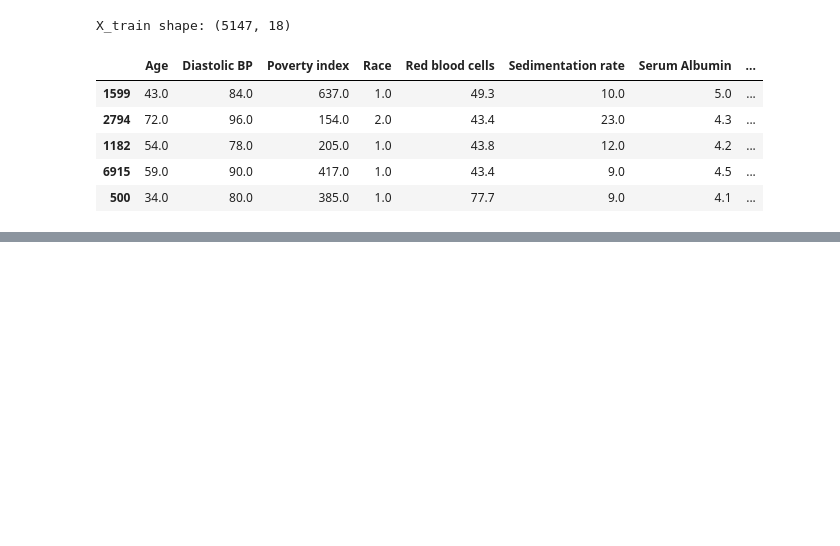
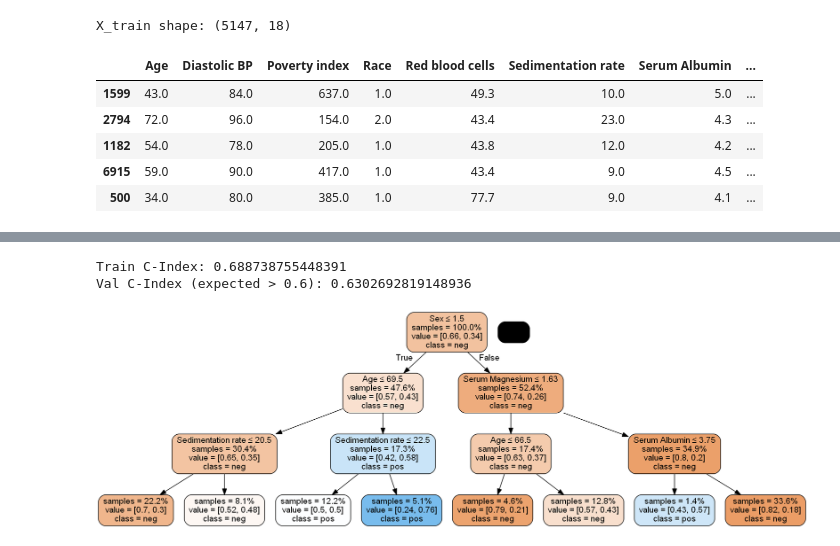
Before and after one commit to siripragadashashank/AI_Medicine_Specialization, a Jupyter notebook: AI_For_Medical_Prognosis/Week2/Risk Modelling using Tree-based Models.ipynb, the cells around one changed output, grey strips where cells are left out. Drawn from its saved outputs; the diff is of its cells as text; code cells hidden in the pictures; blank space fills up the shorter version.

```diff
--- a/AI_For_Medical_Prognosis/Week2/Risk Modelling using Tree-based Models.ipynb
+++ b/AI_For_Medical_Prognosis/Week2/Risk Modelling using Tree-based Models.ipynb
@@ -143,0 +144,5 @@ def fraction_rows_missing(df):
+# %%
+X_train_dropped = X_train.dropna(axis='rows')
+y_train_dropped = y_train.loc[X_train_dropped.index]
+X_val_dropped = X_val.dropna(axis='rows')
+y_val_dropped = y_val.loc[X_val_dropped.index]
@@ -143,0 +154,3 @@ def fraction_rows_missing(df):
+# %%
+dt = DecisionTreeClassifier(max_depth=None, random_state=10)
+dt.fit(X_train_dropped, y_train_dropped)
@@ -143,0 +194,33 @@ def fraction_rows_missing(df):
+# %%
+# Experiment with different hyperparameters for the DecisionTreeClassifier
+# until you get a c-index above 0.6 for the validation set
+dt_hyperparams = {
+    # set your own hyperparameters below, such as 'min_samples_split': 1
+
+    ### START CODE HERE ###
+    'max_depth': 3
+
+
+    ### END CODE HERE ###
+}
+# %%
+# UNQ_C2 (UNIQUE CELL IDENTIFIER, DO NOT EDIT)
+dt_reg = DecisionTreeClassifier(**dt_hyperparams, random_state=10)
+dt_reg.fit(X_train_dropped, y_train_dropped)
+
+y_train_preds = dt_reg.predict_proba(X_train_dropped)[:, 1]
+y_val_preds = dt_reg.predict_proba(X_val_dropped)[:, 1]
+print(f"Train C-Index: {dloader.cindex(y_train_dropped.values, y_train_preds)}")
+print(f"Val C-Index (expected > 0.6): {dloader.cindex(y_val_dropped.values, y_val_preds)}")
+# %% [output]
+Train C-Index: 0.688738755448391
+Val C-Index (expected > 0.6): 0.6302692819148936
+# %%
+dot_data = StringIO()
+export_graphviz(dt_reg, feature_names=X_train_dropped.columns, out_file=dot_data,
+                filled=True, rounded=True, proportion=True, special_characters=True,
+                impurity=False, class_names=['neg', 'pos'], precision=2)
+graph = pydotplus.graph_from_dot_data(dot_data.getvalue())
+Image(graph.create_png())
+# %% [output]
+[figure, added]
```
Also changed, not shown: parts of 24 cells of this notebook.
